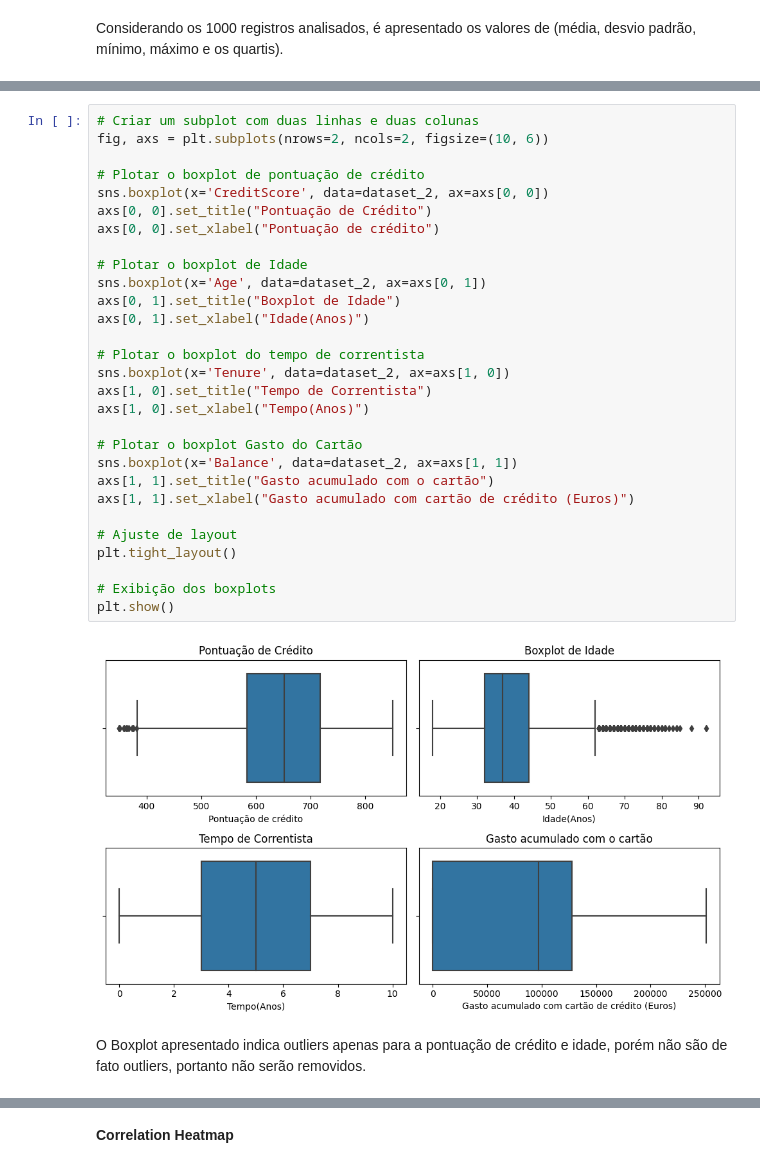
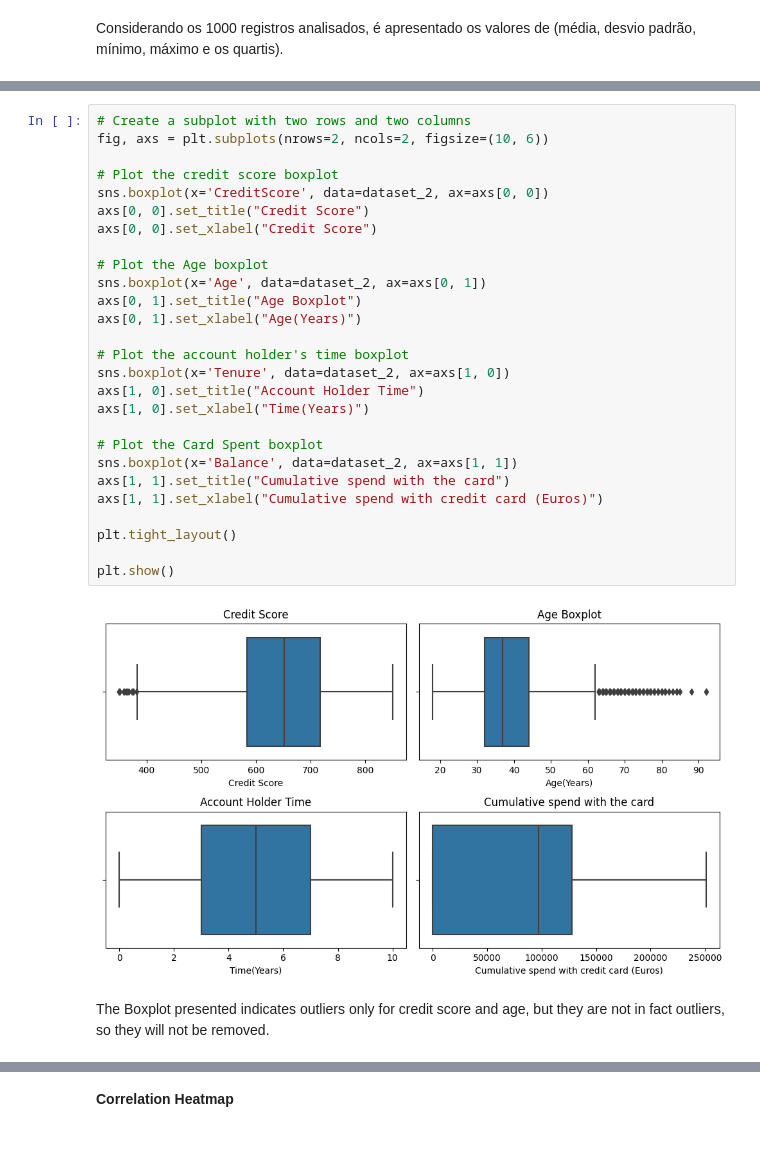
Before and after one commit to higordevellard/Customer_churn_in_a_bank, a Jupyter notebook: machine_learning_customer_churn.ipynb, the cells around one changed output, grey strips where cells are left out. Cells and saved outputs as stored; diff of their text form.

```diff
--- a/machine_learning_customer_churn.ipynb
+++ b/machine_learning_customer_churn.ipynb
@@ -257,34 +255,32 @@ O salario estimado dos correntistas apresentam um comportamento achatado no hist
 # %%
-# Criar um subplot com duas linhas e duas colunas
+# Create a subplot with two rows and two columns
 fig, axs = plt.subplots(nrows=2, ncols=2, figsize=(10, 6))
 
-# Plotar o boxplot de pontuação de crédito
+# Plot the credit score boxplot
 sns.boxplot(x='CreditScore', data=dataset_2, ax=axs[0, 0])
-axs[0, 0].set_title("Pontuação de Crédito")
-axs[0, 0].set_xlabel("Pontuação de crédito")
+axs[0, 0].set_title("Credit Score")
+axs[0, 0].set_xlabel("Credit Score")
 
-# Plotar o boxplot de Idade
+# Plot the Age boxplot
 sns.boxplot(x='Age', data=dataset_2, ax=axs[0, 1])
-axs[0, 1].set_title("Boxplot de Idade")
-axs[0, 1].set_xlabel("Idade(Anos)")
+axs[0, 1].set_title("Age Boxplot")
+axs[0, 1].set_xlabel("Age(Years)")
 
-# Plotar o boxplot do tempo de correntista
+# Plot the account holder's time boxplot
 sns.boxplot(x='Tenure', data=dataset_2, ax=axs[1, 0])
-axs[1, 0].set_title("Tempo de Correntista")
-axs[1, 0].set_xlabel("Tempo(Anos)")
+axs[1, 0].set_title("Account Holder Time")
+axs[1, 0].set_xlabel("Time(Years)")
 
-# Plotar o boxplot Gasto do Cartão
+# Plot the Card Spent boxplot
 sns.boxplot(x='Balance', data=dataset_2, ax=axs[1, 1])
-axs[1, 1].set_title("Gasto acumulado com o cartão")
-axs[1, 1].set_xlabel("Gasto acumulado com cartão de crédito (Euros)")
+axs[1, 1].set_title("Cumulative spend with the card")
+axs[1, 1].set_xlabel("Cumulative spend with credit card (Euros)")
 
-# Ajuste de layout
 plt.tight_layout()
 
-# Exibição dos boxplots
 plt.show()
 # %% [output]
-[figure, old version]
+[figure, new version]
-# %% [markdown]
-O Boxplot apresentado indica outliers apenas para a pontuação de crédito e idade, porém não são de fato outliers, portanto não serão removidos.
+# %% [markdown]
+The Boxplot presented indicates outliers only for credit score and age, but they are not in fact outliers, so they will not be removed.
 # %%
```
Also changed, not shown: parts of 53 cells of this notebook.
